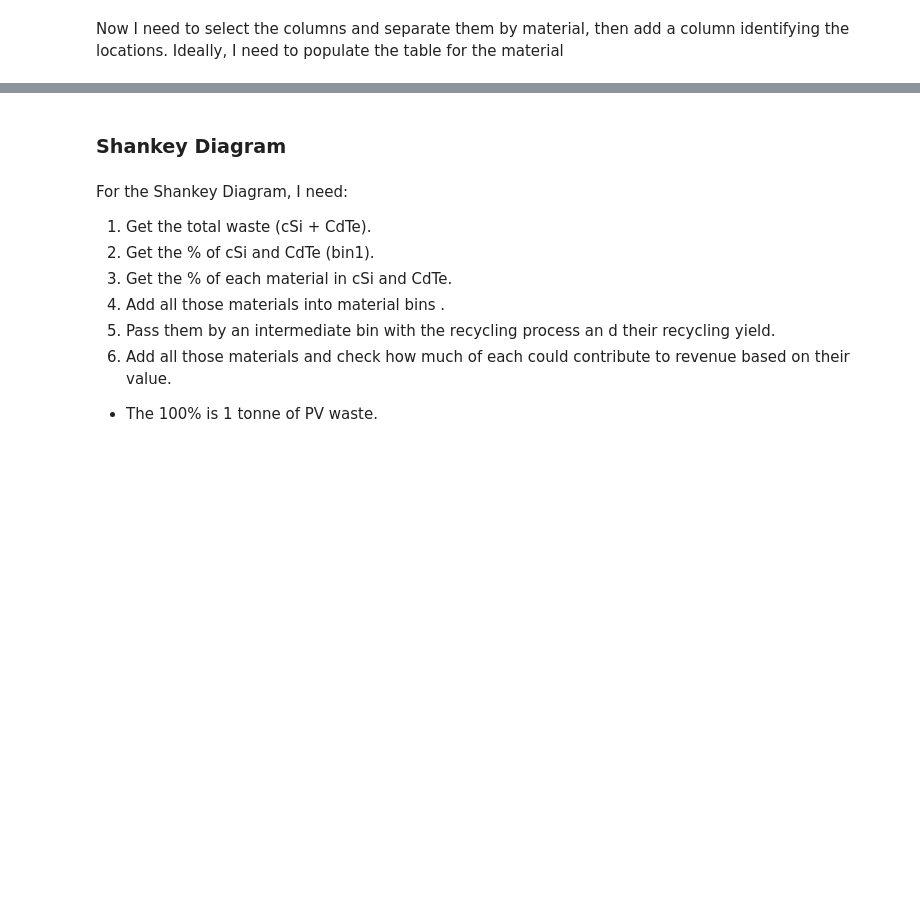
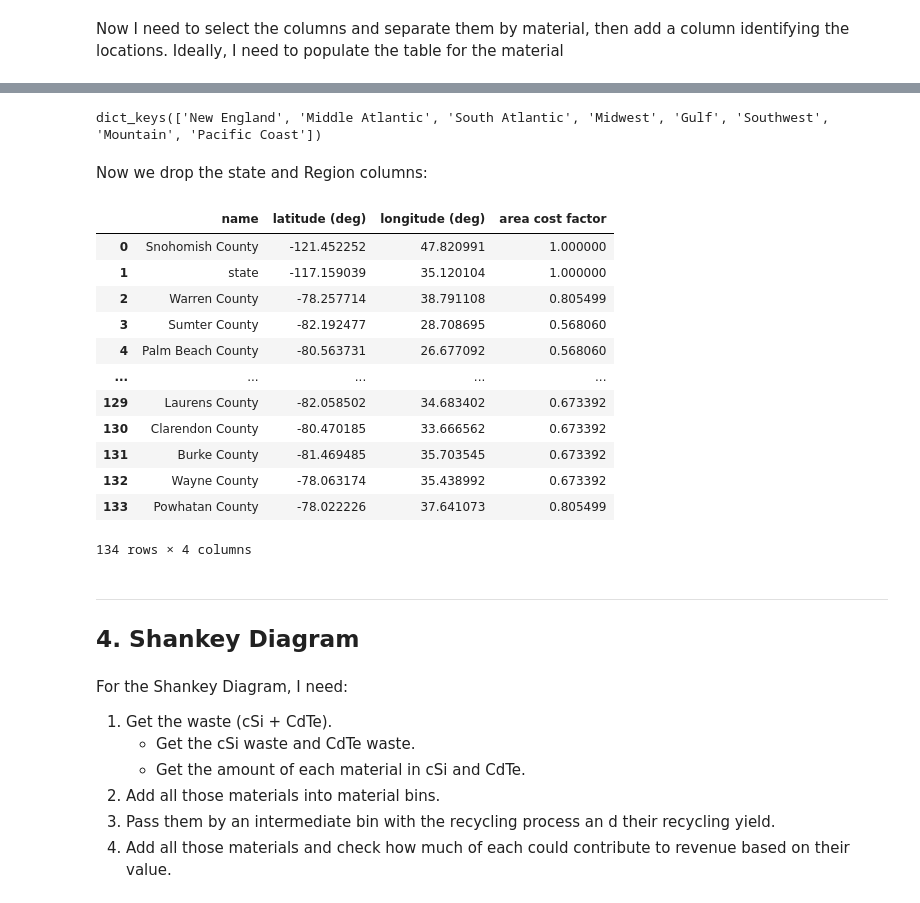
Before and after one commit to macmribo/RICE, a Jupyter notebook: data/data_preprocess.ipynb, the cells around one changed output, grey strips where cells are left out. Cells and saved outputs as stored; diff of their text form; code cells hidden in the pictures; blank space fills up the shorter version.

```diff
--- a/data/data_preprocess.ipynb
+++ b/data/data_preprocess.ipynb
@@ -107,0 +553,2 @@ cdteModule
+# %%
+index_dict = dict(zip(index_df['Geographical area'], index_df['Area factor']))
@@ -107,0 +566,29 @@ cdteModule
+# %%
+us_regions.keys()
+# %% [output]
+dict_keys(['New England', 'Middle Atlantic', 'South Atlantic', 'Midwest', 'Gulf', 'Southwest', 'Mountain', 'Pacific Coast'])
+# %%
+for key in us_regions:
+    candidate_locations.loc[candidate_locations['state'].isin(us_regions[key]), 'Region'] = key
+# %%
+candidate_locations["area cost factor"] = candidate_locations["Region"].apply(lambda x: index_dict.get(x))
+# %% [markdown]
+Now we drop the state and Region columns:
+# %%
+candidate_locations_clean = candidate_locations.drop(['state', 'Region'], axis=1)
+# %%
+candidate_locations_clean
+# %% [output]
+|  | name | latitude (deg) | longitude (deg) | area cost factor |
+| 0 | Snohomish County | -121.452252 | 47.820991 | 1.000000 |
+| 1 | state | -117.159039 | 35.120104 | 1.000000 |
+| 2 | Warren County | -78.257714 | 38.791108 | 0.805499 |
+| 3 | Sumter County | -82.192477 | 28.708695 | 0.568060 |
+| 4 | Palm Beach County | -80.563731 | 26.677092 | 0.568060 |
+| ... | ... | ... | ... | ... |
+| 129 | Laurens County | -82.058502 | 34.683402 | 0.673392 |
+| 130 | Clarendon County | -80.470185 | 33.666562 | 0.673392 |
+| 131 | Burke County | -81.469485 | 35.703545 | 0.673392 |
+| 132 | Wayne County | -78.063174 | 35.438992 | 0.673392 |
+| 133 | Powhatan County | -78.022226 | 37.641073 | 0.805499 |
+134 rows × 4 columns
@@ -108,12 +607,11 @@ cdteModule
 # %% [markdown]
-### Shankey Diagram
+---
+## 4. Shankey Diagram
 # %% [markdown]
 For the Shankey Diagram, I need:
-1) Get the total waste (cSi + CdTe).
-2) Get the % of cSi and CdTe (bin1).
-3) Get the % of each material in cSi and CdTe.
-4) Add all those materials into material bins .
-5) Pass them by an intermediate bin with the recycling process an d  their recycling yield.
-6) Add all those materials and check how much of each could contribute to revenue based on their value.
-
-* The 100% is 1 tonne of PV waste.
+1) Get the waste (cSi + CdTe).
+    * Get the cSi waste and CdTe waste.
+    * Get the amount of each material in cSi and CdTe.
+2) Add all those materials into material bins.
+3) Pass them by an intermediate bin with the recycling process an d  their recycling yield.
+4) Add all those materials and check how much of each could contribute to revenue based on their value.
```
Also changed, not shown: parts of 105 cells of this notebook, 57 other files.
